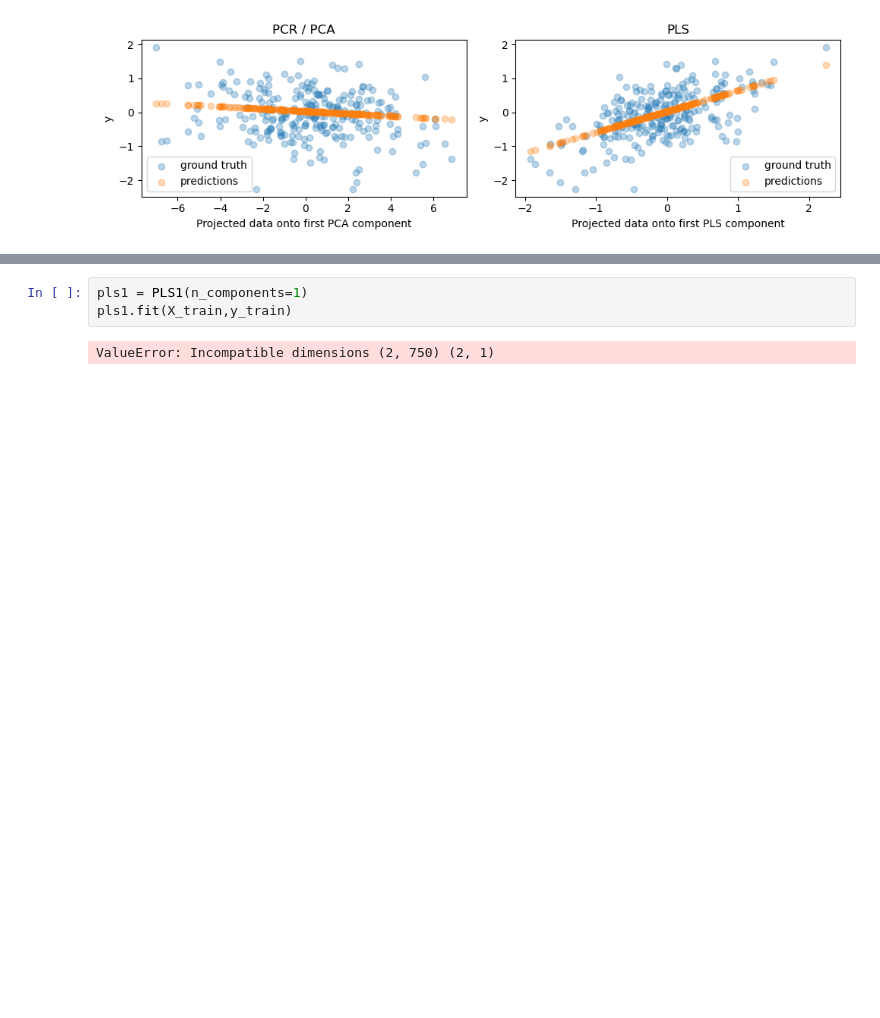
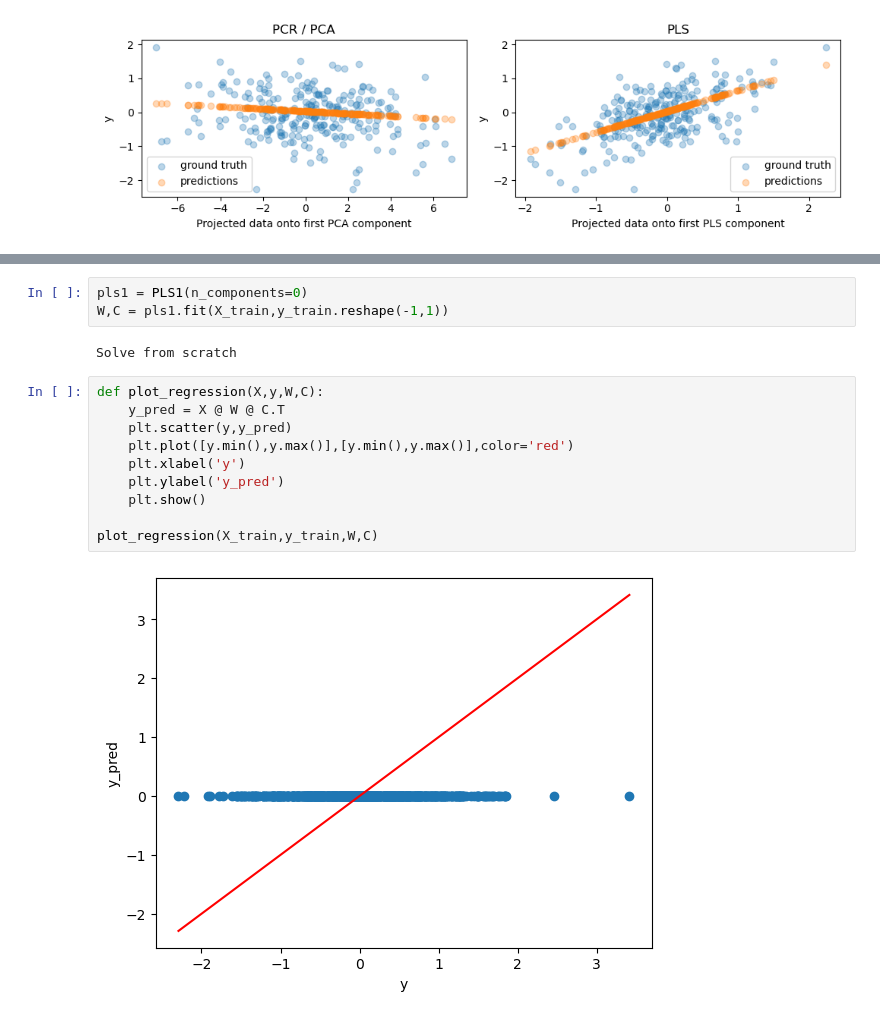
Before and after one commit to cngvng/PLS-numerical-method, a Jupyter notebook: notebook/test.ipynb, the cells around one changed output, grey strips where cells are left out. Saved outputs shown, nothing was run; the diff lists cells and outputs as text; blank space fills up the shorter version.

```diff
--- a/notebook/test.ipynb
+++ b/notebook/test.ipynb
@@ -119,5 +147,17 @@ class PLS1():
 # %%
-pls1 = PLS1(n_components=1)
-pls1.fit(X_train,y_train)
+pls1 = PLS1(n_components=0)
+W,C = pls1.fit(X_train,y_train.reshape(-1,1))
 # %% [output]
-ValueError: Incompatible dimensions (2, 750) (2, 1)
+Solve from scratch
+# %%
+def plot_regression(X,y,W,C):
+    y_pred = X @ W @ C.T
+    plt.scatter(y,y_pred)
+    plt.plot([y.min(),y.max()],[y.min(),y.max()],color='red')
+    plt.xlabel('y')
+    plt.ylabel('y_pred')
+    plt.show()
+
+plot_regression(X_train,y_train,W,C)
+# %% [output]
+[figure, added]
```
Also changed, not shown: parts of 2 cells of this notebook.
